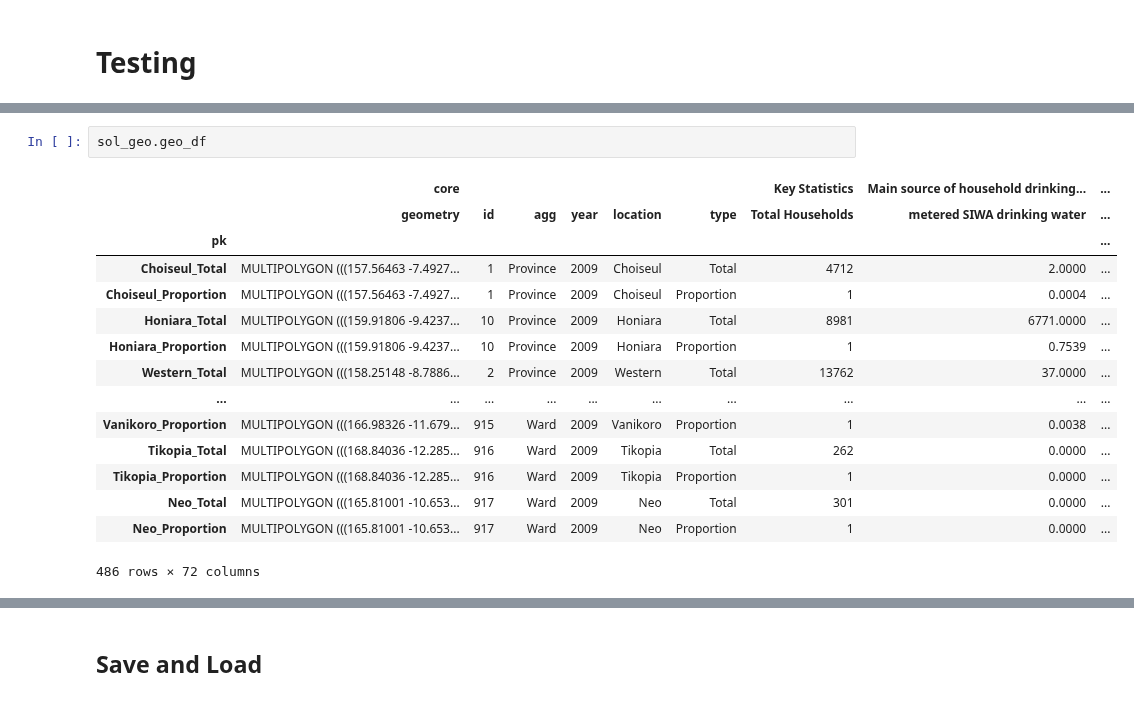
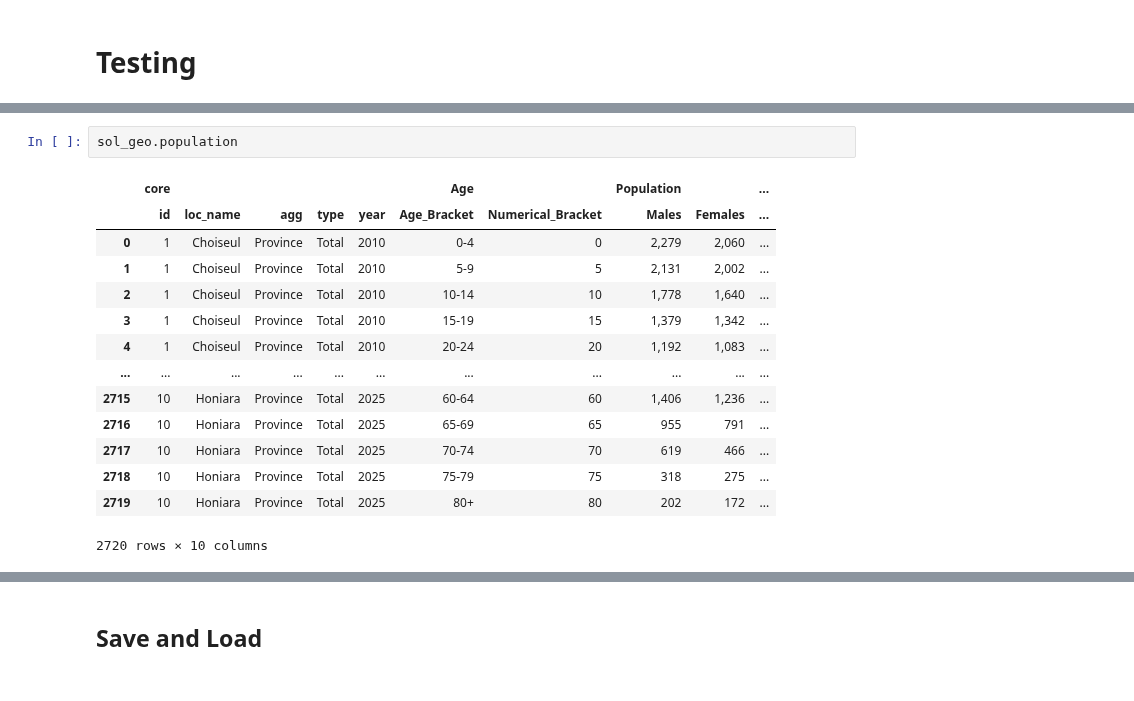
Before and after one commit to Gippers/SolomonIslandsDataMap, a Jupyter notebook: nbs/00_load_data.ipynb, the cells around one changed output, grey strips where cells are left out. Cells and saved outputs as stored; diff of their text form.

```diff
--- a/nbs/00_load_data.ipynb
+++ b/nbs/00_load_data.ipynb
@@ -651,21 +666,20 @@ UnboundLocalError: local variable 'geo_df' referenced before assignment
 # %%
-sol_geo.geo_df
+sol_geo.population
 # %% [output]
-|  | core |  |  |  |  |  | Key Statistics | Main source of household drinking... | ... |
-|  | geometry | id | agg | year | location | type | Total Households | metered SIWA drinking water | ... |
-| pk |  |  |  |  |  |  |  |  | ... |
-| Choiseul_Total | MULTIPOLYGON (((157.56463 -7.4927... | 1 | Province | 2009 | Choiseul | Total | 4712 | 2.0000 | ... |
-| Choiseul_Proportion | MULTIPOLYGON (((157.56463 -7.4927... | 1 | Province | 2009 | Choiseul | Proportion | 1 | 0.0004 | ... |
-| Honiara_Total | MULTIPOLYGON (((159.91806 -9.4237... | 10 | Province | 2009 | Honiara | Total | 8981 | 6771.0000 | ... |
-| Honiara_Proportion | MULTIPOLYGON (((159.91806 -9.4237... | 10 | Province | 2009 | Honiara | Proportion | 1 | 0.7539 | ... |
-| Western_Total | MULTIPOLYGON (((158.25148 -8.7886... | 2 | Province | 2009 | Western | Total | 13762 | 37.0000 | ... |
-| ... | ... | ... | ... | ... | ... | ... | ... | ... | ... |
-| Vanikoro_Proportion | MULTIPOLYGON (((166.98326 -11.679... | 915 | Ward | 2009 | Vanikoro | Proportion | 1 | 0.0038 | ... |
-| Tikopia_Total | MULTIPOLYGON (((168.84036 -12.285... | 916 | Ward | 2009 | Tikopia | Total | 262 | 0.0000 | ... |
-| Tikopia_Proportion | MULTIPOLYGON (((168.84036 -12.285... | 916 | Ward | 2009 | Tikopia | Proportion | 1 | 0.0000 | ... |
-| Neo_Total | MULTIPOLYGON (((165.81001 -10.653... | 917 | Ward | 2009 | Neo | Total | 301 | 0.0000 | ... |
-| Neo_Proportion | MULTIPOLYGON (((165.81001 -10.653... | 917 | Ward | 2009 | Neo | Proportion | 1 | 0.0000 | ... |
+|  | core |  |  |  |  | Age |  | Population |  | ... |
+|  | id | loc_name | agg | type | year | Age_Bracket | Numerical_Bracket | Males | Females | ... |
+| 0 | 1 | Choiseul | Province | Total | 2010 | 0-4 | 0 | 2,279 | 2,060 | ... |
+| 1 | 1 | Choiseul | Province | Total | 2010 | 5-9 | 5 | 2,131 | 2,002 | ... |
+| 2 | 1 | Choiseul | Province | Total | 2010 | 10-14 | 10 | 1,778 | 1,640 | ... |
+| 3 | 1 | Choiseul | Province | Total | 2010 | 15-19 | 15 | 1,379 | 1,342 | ... |
+| 4 | 1 | Choiseul | Province | Total | 2010 | 20-24 | 20 | 1,192 | 1,083 | ... |
+| ... | ... | ... | ... | ... | ... | ... | ... | ... | ... | ... |
+| 2715 | 10 | Honiara | Province | Total | 2025 | 60-64 | 60 | 1,406 | 1,236 | ... |
+| 2716 | 10 | Honiara | Province | Total | 2025 | 65-69 | 65 | 955 | 791 | ... |
+| 2717 | 10 | Honiara | Province | Total | 2025 | 70-74 | 70 | 619 | 466 | ... |
+| 2718 | 10 | Honiara | Province | Total | 2025 | 75-79 | 75 | 318 | 275 | ... |
+| 2719 | 10 | Honiara | Province | Total | 2025 | 80+ | 80 | 202 | 172 | ... |
-486 rows × 72 columns
+2720 rows × 10 columns
 # %%
 sol_geo.locations
 # %% [output]
```
Also changed, not shown: parts of 7 cells of this notebook.
